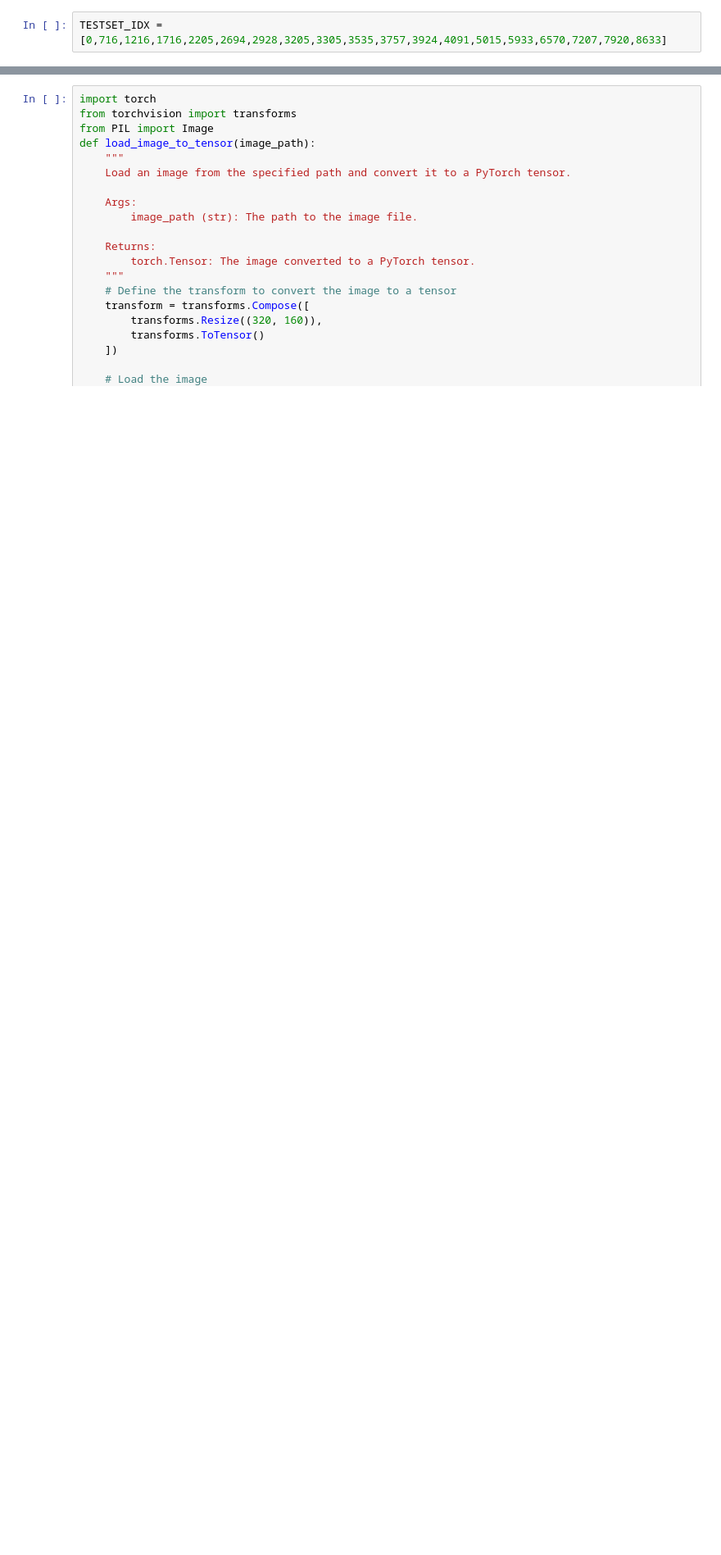
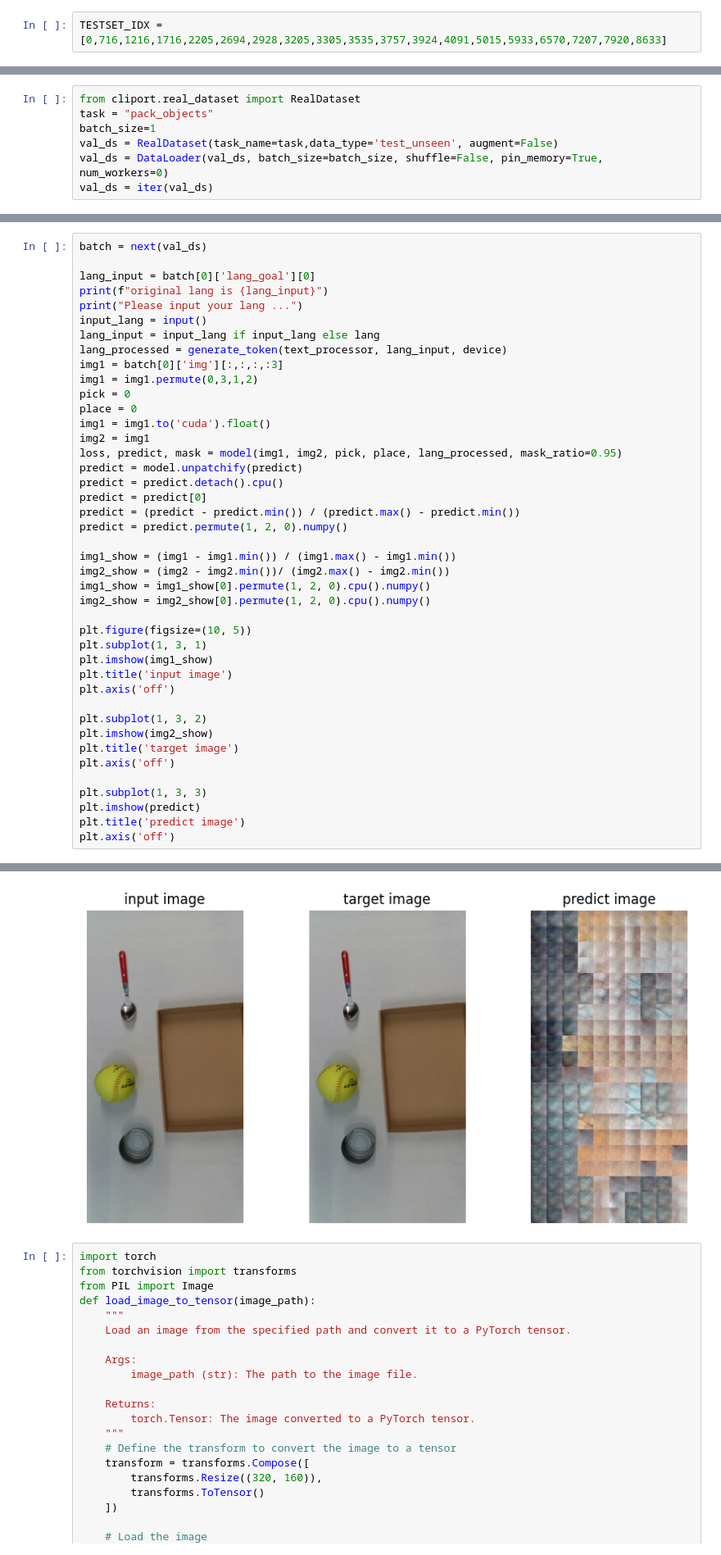
Before and after one commit to QM-IPAlab/LaVA-Man, a Jupyter notebook: vis.ipynb, the cells around one changed output, grey strips where cells are left out. Shown at 82% size. Drawn from its saved outputs; the diff is of its cells as text; blank space fills up the shorter version.

```diff
--- a/vis.ipynb
+++ b/vis.ipynb
@@ -157,0 +186,7 @@ show_image_relevance(relevance, img1)
+# %%
+from cliport.real_dataset import RealDataset
+task = "pack_objects"
+batch_size=1
+val_ds = RealDataset(task_name=task,data_type='test_unseen', augment=False)
+val_ds = DataLoader(val_ds, batch_size=batch_size, shuffle=False, pin_memory=True, num_workers=0)
+val_ds = iter(val_ds)
@@ -157,0 +201,43 @@ show_image_relevance(relevance, img1)
+# %%
+batch = next(val_ds)
+
+lang_input = batch[0]['lang_goal'][0]
+print(f"original lang is {lang_input}")
+print("Please input your lang ...")
+input_lang = input()
+lang_input = input_lang if input_lang else lang
+lang_processed = generate_token(text_processor, lang_input, device)
+img1 = batch[0]['img'][:,:,:,:3]
+img1 = img1.permute(0,3,1,2)
+pick = 0
+place = 0
+img1 = img1.to('cuda').float()
+img2 = img1
+loss, predict, mask = model(img1, img2, pick, place, lang_processed, mask_ratio=0.95)
+predict = model.unpatchify(predict)
+predict = predict.detach().cpu()
+predict = predict[0]
+predict = (predict - predict.min()) / (predict.max() - predict.min())
+predict = predict.permute(1, 2, 0).numpy()
+
+img1_show = (img1 - img1.min()) / (img1.max() - img1.min())
+img2_show = (img2 - img2.min())/ (img2.max() - img2.min())
+img1_show = img1_show[0].permute(1, 2, 0).cpu().numpy()
+img2_show = img2_show[0].permute(1, 2, 0).cpu().numpy()
+
+plt.figure(figsize=(10, 5))
+plt.subplot(1, 3, 1)
+plt.imshow(img1_show)
+plt.title('input image')
+plt.axis('off')
+
+plt.subplot(1, 3, 2)
+plt.imshow(img2_show)
+plt.title('target image')
+plt.axis('off')
+
+plt.subplot(1, 3, 3)
+plt.imshow(predict)
+plt.title('predict image')
+plt.axis('off')
+# %% [output]
@@ -158,3 +247,4 @@ show_image_relevance(relevance, img1)
+[figure, added]
 # %%
 import torch
 from torchvision import transforms
```
Also changed, not shown: parts of 10 cells of this notebook, 30 other files.
